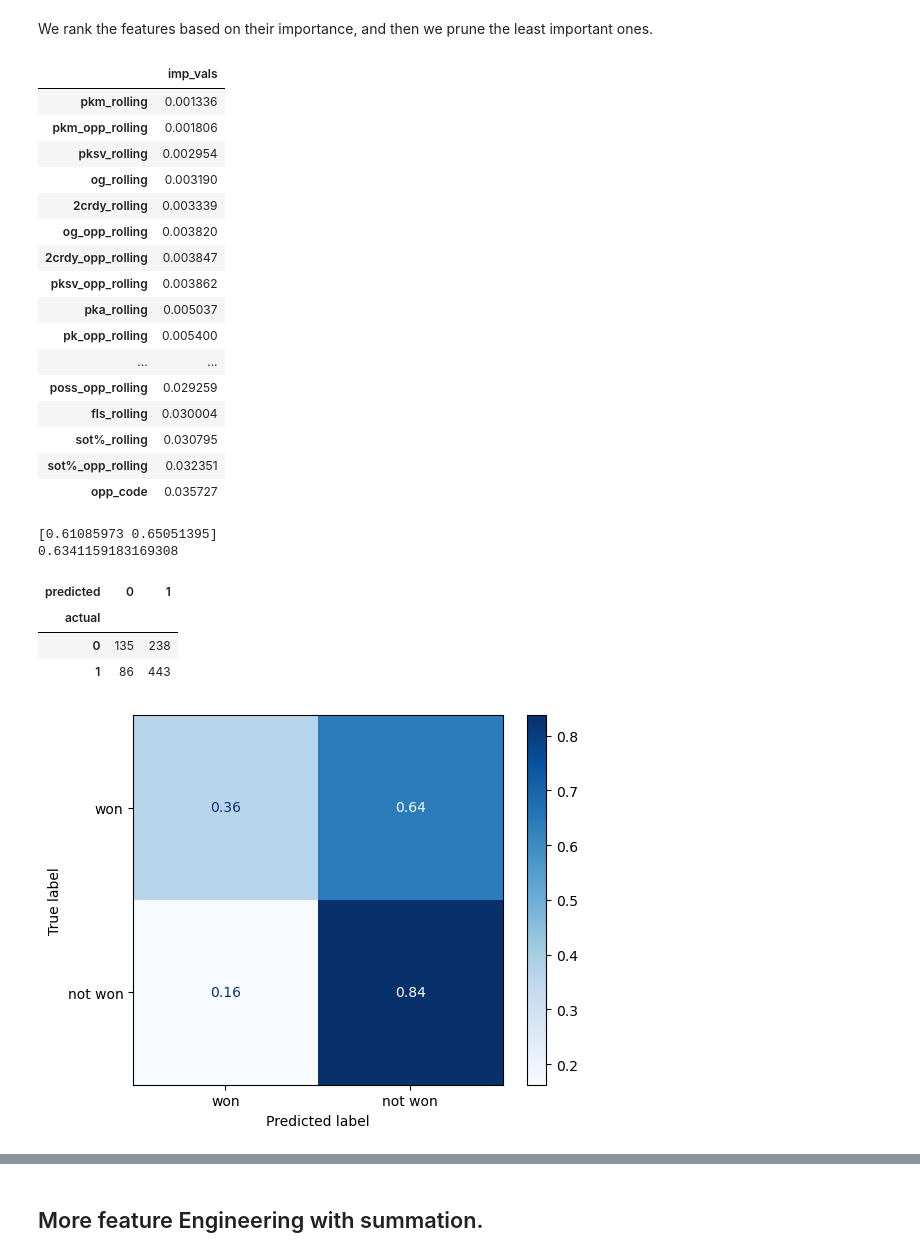
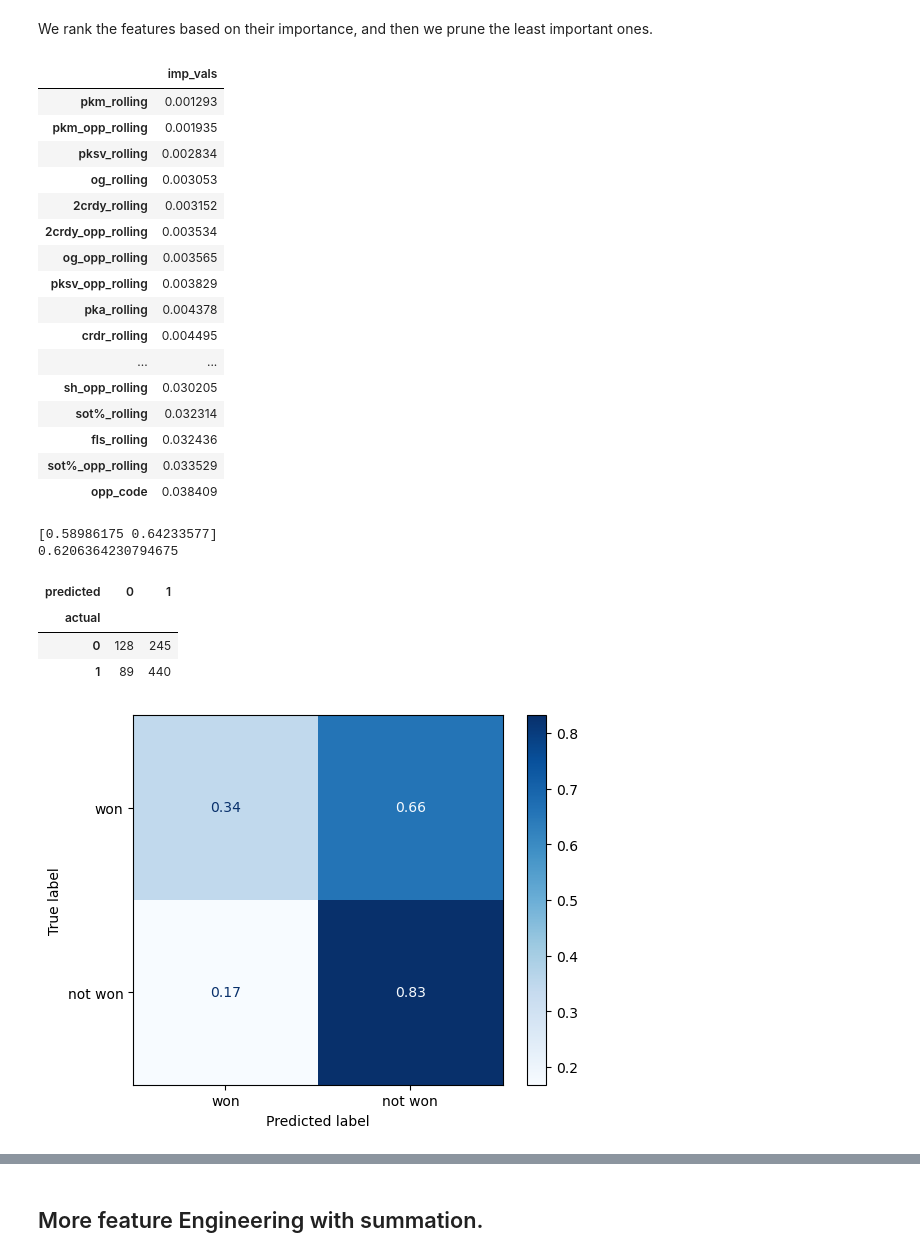
Before and after one commit to RaminVali/CL_WebScraping_ML_Prediction, a Jupyter notebook: prediction.ipynb, the cells around one changed output, grey strips where cells are left out. Cells and saved outputs as stored; diff of their text form; code cells hidden in the pictures.

Commit message:
Fixed the confusion matrix, imporved the model, added tree visualisation

```diff
--- a/prediction.ipynb
+++ b/prediction.ipynb
@@ -109,23 +100,15 @@ def rolling_averages(group, cols, new_cols):
     return group
 # %%
 def make_predictions(data, predictors):
-    rf = RandomForestClassifier(n_estimators=500, min_samples_split=2, random_state=1)
-
+    rf = RandomForestClassifier(n_estimators=1000, min_samples_split=10, random_state=1)
     train = data[data['date']< "2022-8-15"] # Data in order of date use 70% for training
     test = data[data['date']> "2022-8-15"]
-
     rf.fit(train[predictors],train['target'])
-
     predictions = rf.predict(test[predictors])
-
     combined = pd.DataFrame(dict(actual=test["target"], predicted=predictions))
-
     precision_weight = precision_score(test["target"], predictions, average = 'weighted')
     precision_raw = precision_score(test["target"], predictions, average = None)
-
-
     ConfusionMatrixDisplay.from_estimator(rf, test[predictors], test["target"], display_labels=['won','not won'], cmap=plt.cm.Blues, normalize='true')
-
     return combined, precision_weight, precision_raw, rf.feature_importances_, rf
 # %% [markdown]
 ### Trying some features based on domain knowledge.
@@ -225,38 +208,38 @@ imp_df = pd.DataFrame(data=data, index=all_cols)
 imp_df.sort_values(by = 'imp_vals')
 # %% [output]
 |  | imp_vals |
-| pkm_rolling | 0.001336 |
-| pkm_opp_rolling | 0.001806 |
-| pksv_rolling | 0.002954 |
-| og_rolling | 0.003190 |
-| 2crdy_rolling | 0.003339 |
-| og_opp_rolling | 0.003820 |
-| 2crdy_opp_rolling | 0.003847 |
-| pksv_opp_rolling | 0.003862 |
-| pka_rolling | 0.005037 |
-| pk_opp_rolling | 0.005400 |
+| pkm_rolling | 0.001293 |
+| pkm_opp_rolling | 0.001935 |
+| pksv_rolling | 0.002834 |
+| og_rolling | 0.003053 |
+| 2crdy_rolling | 0.003152 |
+| 2crdy_opp_rolling | 0.003534 |
+| og_opp_rolling | 0.003565 |
+| pksv_opp_rolling | 0.003829 |
+| pka_rolling | 0.004378 |
+| crdr_rolling | 0.004495 |
 | ... | ... |
-| poss_opp_rolling | 0.029259 |
-| fls_rolling | 0.030004 |
-| sot%_rolling | 0.030795 |
-| sot%_opp_rolling | 0.032351 |
-| opp_code | 0.035727 |
+| sh_opp_rolling | 0.030205 |
+| sot%_rolling | 0.032314 |
+| fls_rolling | 0.032436 |
+| sot%_opp_rolling | 0.033529 |
+| opp_code | 0.038409 |
 # %%
-predictors3 = imp_df.loc[imp_df['imp_vals']>0.01].index # Selecting from the chosen features, and removing the east important ones.
+predictors3 = imp_df.loc[imp_df['imp_vals']>0.015].index # Selecting from the chosen features, and removing the east important ones.
 combined, precision_weight, precision_raw, importances,rf = make_predictions (df_rolling, predictors3)
 
 print(precision_raw)
 print(precision_weight)
 
 pd.crosstab(index=combined["actual"], columns=combined["predicted"])
 # %% [output]
-[0.61085973 0.65051395]
-0.6341159183169308
+[0.58986175 0.64233577]
+0.6206364230794675
 | predicted | 0 | 1 |
 | actual |  |  |
-| 0 | 135 | 238 |
-| 1 | 86 | 443 |
+| 0 | 128 | 245 |
+| 1 | 89 | 440 |
-[figure, old version]
+[figure, new version]
 # %%
 importance = pd.Series(data=importances, index=  predictors3)
 # Sort importances
```
Also changed, not shown: parts of 39 cells of this notebook, 6 other files.
